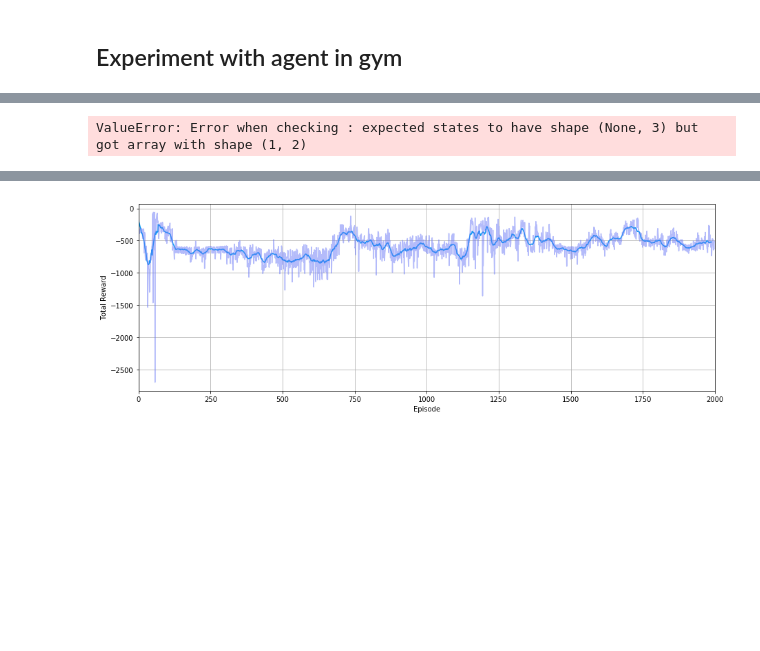
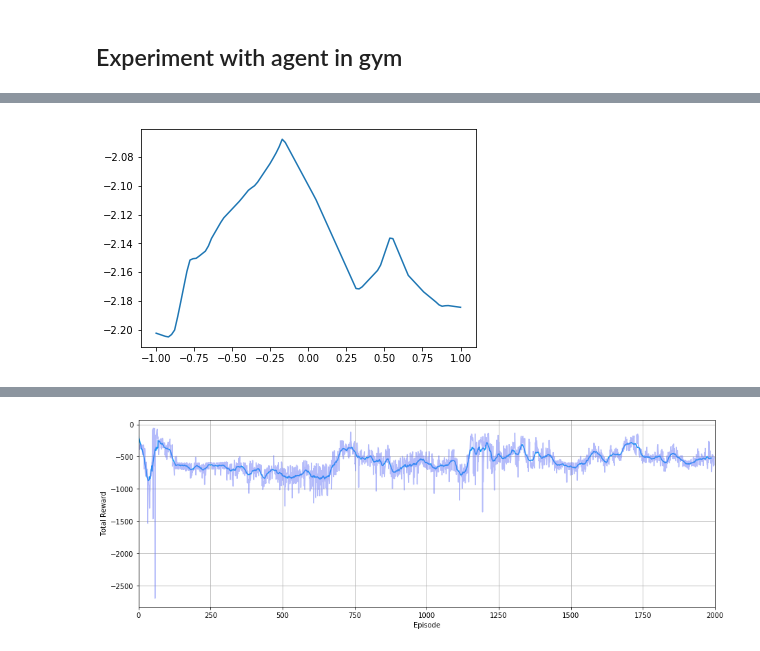
Before and after one commit to racersmith/RL_Quadcopter_2, a Jupyter notebook: Mountain_car.ipynb, the cells around one changed output, grey strips where cells are left out. Saved outputs shown, nothing was run; the diff lists cells and outputs as text; code cells hidden in the pictures; blank space fills up the shorter version.

```diff
--- a/Mountain_car.ipynb
+++ b/Mountain_car.ipynb
@@ -134,11 +140,11 @@ plt.show()
 # %%
 actions = np.linspace(-1,1, 100).reshape(-1,1)
-states = np.ones_like([actions,2])*[-0.9, 0.1]
-Q = agent.critic_target.model.predict_on_batch([[states], actions])
+states = np.ones([100,3])*[1, 0.00, 0.0]
+Q = agent.critic_target.model.predict_on_batch([states, actions])
 plt.plot(actions, Q)
 plt.show()
 # %% [output]
-ValueError: Error when checking : expected states to have shape (None, 3) but got array with shape (1, 2)
+[figure, added]
 # %%
 agent.critic_target.model.predict_on_batch([[state], [action]])
 # %% [output]
```
Also changed, not shown: parts of 11 cells of this notebook, 5 other files.
